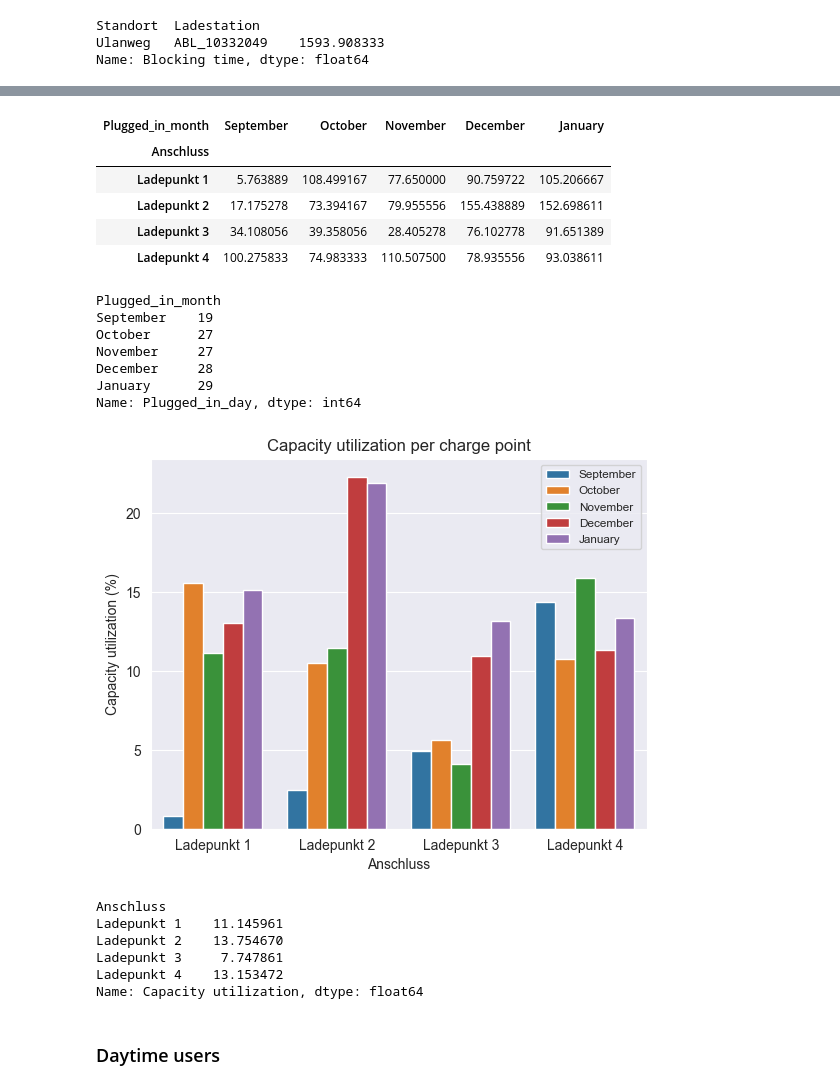
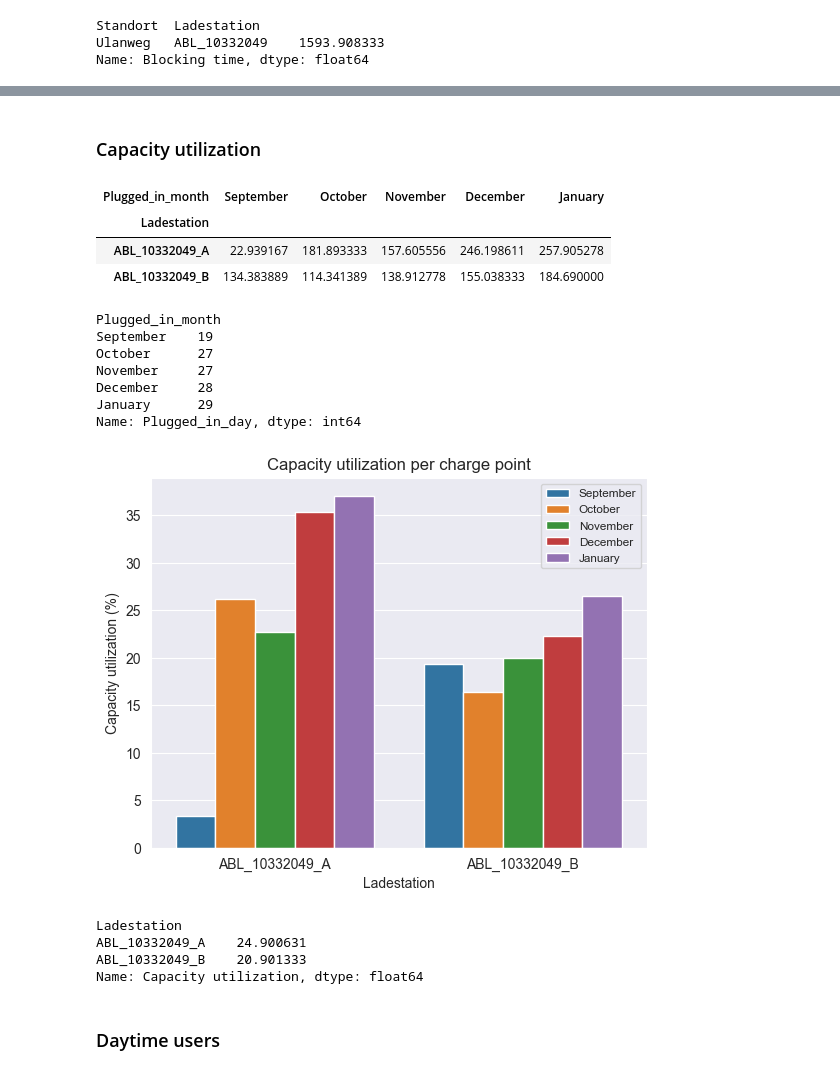
Before and after one commit to Omotayewo/EV-charging-analysis, a Jupyter notebook: Notebooks/Analysis of Electric Vehicle Charging Transactions (Users).ipynb, the cells around one changed output, grey strips where cells are left out. Saved outputs shown, nothing was run; the diff lists cells and outputs as text; code cells hidden in the pictures.

```diff
--- a/Notebooks/Analysis of Electric Vehicle Charging Transactions (Users).ipynb
+++ b/Notebooks/Analysis of Electric Vehicle Charging Transactions (Users).ipynb
@@ -859,3 +870,13 @@ user_data['Anschluss'] = user_data['Anschluss'].map({
     'Ladepunkt 4': 'Ladepunkt 4',
     'Ladepunkt 4 rechts': 'Ladepunkt 4'
 })
+# %%
+# Split the charge stations into two
+def rename_charge_station(df):
+    if df['Anschluss'] == 'Ladepunkt 1' or df['Anschluss'] == 'Ladepunkt 2':
+        ladestation = 'ABL_10332049_A'
+    else:
+        ladestation = 'ABL_10332049_B'
+    return ladestation
+# %%
+user_data['Ladestation'] = user_data.apply(rename_charge_station, axis=1)
@@ -907,20 +961,20 @@ x.save('../Images/Public/Redo/charge-time-per-charge-point')
+# %% [markdown]
+### Capacity utilization
 # %%
 # Create a pivot table that contains the total connection time in each month in the charge stations
-user_data_blocking_time_sum = pd.pivot_table(user_data, values='Blocking time', columns=['Plugged_in_month'], index=['Anschluss'], aggfunc="sum")
+user_data_blocking_time_sum = pd.pivot_table(user_data, values='Blocking time', columns=['Plugged_in_month'], index=['Ladestation'], aggfunc="sum")
 # %%
 user_data_blocking_time_sum
 # %% [output]
 | Plugged_in_month | September | October | November | December | January |
-| Anschluss |  |  |  |  |  |
-| Ladepunkt 1 | 5.763889 | 108.499167 | 77.650000 | 90.759722 | 105.206667 |
-| Ladepunkt 2 | 17.175278 | 73.394167 | 79.955556 | 155.438889 | 152.698611 |
-| Ladepunkt 3 | 34.108056 | 39.358056 | 28.405278 | 76.102778 | 91.651389 |
-| Ladepunkt 4 | 100.275833 | 74.983333 | 110.507500 | 78.935556 | 93.038611 |
+| Ladestation |  |  |  |  |  |
+| ABL_10332049_A | 22.939167 | 181.893333 | 157.605556 | 246.198611 | 257.905278 |
+| ABL_10332049_B | 134.383889 | 114.341389 | 138.912778 | 155.038333 | 184.690000 |
 # %%
 # Convert the pivot table to a long format
 user_data_blocking_time_month = pd.melt(
     user_data_blocking_time_sum.reset_index(),
-    id_vars=['Anschluss'],
+    id_vars=['Ladestation'],
     value_vars=['September', 'October', 'November', 'December', 'January'],
     var_name = 'Month',
     value_name = 'Blocking time'
@@ -962,29 +1016,27 @@ user_data_blocking_time_month['Month'] = pd.Categorical(
 # %%
 # Create a barplot of the capacity utilization of each month in each charge point
 sns.barplot(
     data=user_data_blocking_time_month.sort_values('Capacity utilization'),
-    x='Anschluss',
+    x='Ladestation',
     y='Capacity utilization',
     hue='Month'
 )
 plt.ylabel('Capacity utilization (%)')
 plt.title('Capacity utilization per charge point')
 plt.legend(fontsize=8.5)
 #plt.legend([9, 10, 11, 12, 1], labels=['September', 'October', 'November', 'December', 'January'])
 
 # Save figure
 plt.savefig('../Images/Public/Redo/capacity-utilization-per-charge-station')
 plt.show()
 # %% [output]
-[figure, old version]
+[figure, new version]
 # %%
-user_data_blocking_time_month.groupby('Anschluss')['Capacity utilization'].mean()
+user_data_blocking_time_month.groupby('Ladestation')['Capacity utilization'].mean()
 # %% [output]
-Anschluss
-Ladepunkt 1    11.145961
-Ladepunkt 2    13.754670
-Ladepunkt 3     7.747861
-Ladepunkt 4    13.153472
+Ladestation
+ABL_10332049_A    24.900631
+ABL_10332049_B    20.901333
 Name: Capacity utilization, dtype: float64
 # %% [markdown]
 ### Daytime users
```
Also changed, not shown: parts of 33 cells of this notebook, 12 other files.
